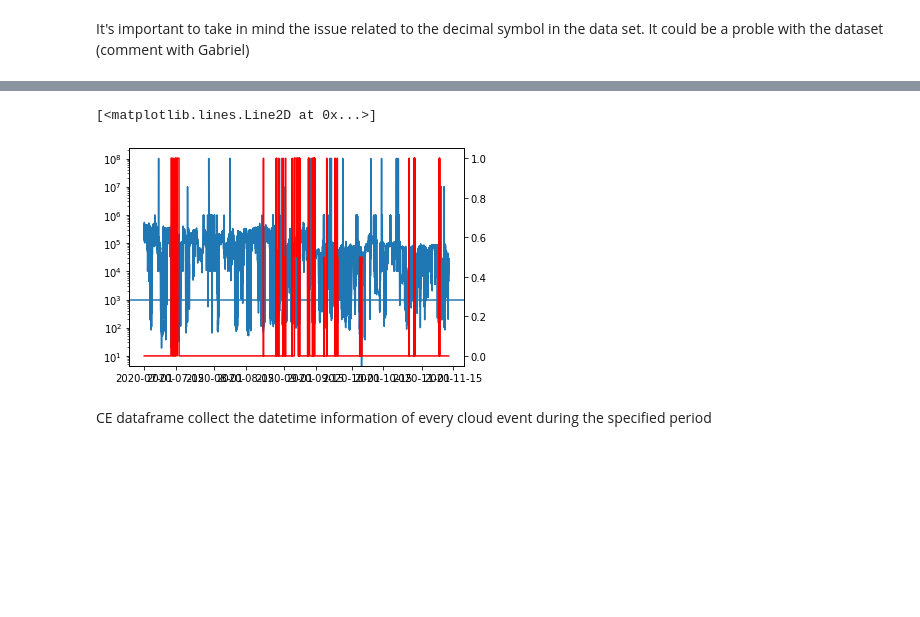
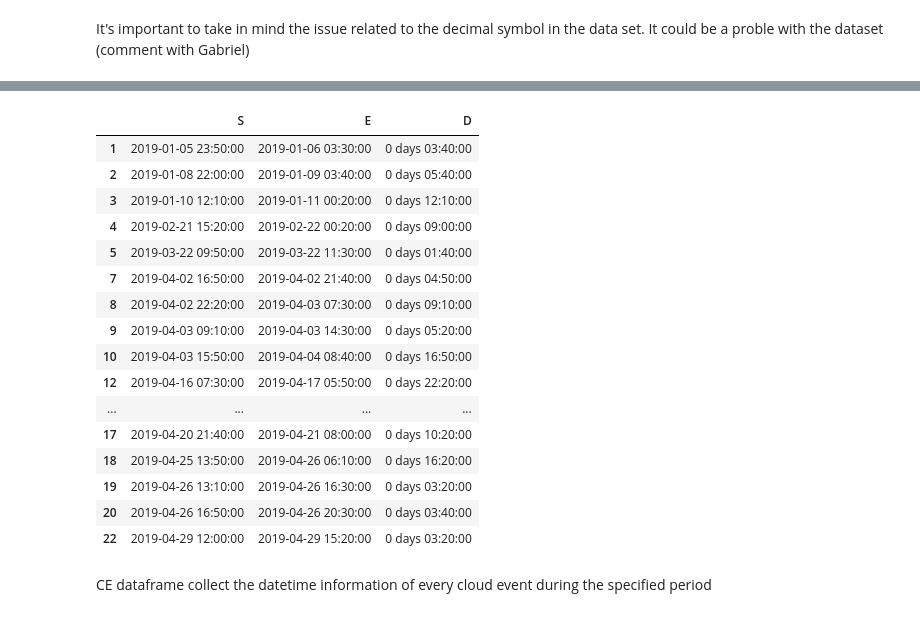
Before and after one commit to Gabrielpfreitas/BerryGarden, a Jupyter notebook: Templates/Template_Fernando.ipynb, the cells around one changed output, grey strips where cells are left out. Drawn from its saved outputs; the diff is of its cells as text; code cells hidden in the pictures; blank space fills up the shorter version.

```diff
--- a/Templates/Template_Fernando.ipynb
+++ b/Templates/Template_Fernando.ipynb
@@ -5,7 +19,7 @@
 # %% [markdown]
 It's important to take in mind the issue related to the decimal symbol in the data set. It could be a proble with the dataset (comment with Gabriel)
 # %%
-CVI, CE = cb.readCVI(path=r'C:\Users\ferna\GCVI_ACES\Data\GCVI\2020'+'\\',
-                     startdate='2020-07-01',
-                     enddate='2020-11-12',
+CVI, CE = cb.readCVI(path=r'C:\Users\ferna\GCVI_ACES\Data\GCVI\2019'+'\\',
+                     startdate='2019-01-01',
+                     enddate='2019-04-30',resample='10min'
                      )
@@ -12,12 +46,34 @@ CVI, CE = cb.readCVI(path=r'C:\Users\ferna\GCVI_ACES\Data\GCVI\2020'+'\\',
 # %%
+'''
 plt.plot(CVI.visiblty)
 plt.yscale('log')
 plt.axhline(y=1e3)
 plt.twinx()
 plt.plot(CVI.cloud,color='red')
+
+'''
+CE_ok=CE[CE['D']>pd.Timedelta(1,'h')]
+
+
+CE_ok
 # %% [output]
-[<matplotlib.lines.Line2D at 0x...>]
-[figure, removed]
+|  | S | E | D |
+| 1 | 2019-01-05 23:50:00 | 2019-01-06 03:30:00 | 0 days 03:40:00 |
+| 2 | 2019-01-08 22:00:00 | 2019-01-09 03:40:00 | 0 days 05:40:00 |
+| 3 | 2019-01-10 12:10:00 | 2019-01-11 00:20:00 | 0 days 12:10:00 |
+| 4 | 2019-02-21 15:20:00 | 2019-02-22 00:20:00 | 0 days 09:00:00 |
+| 5 | 2019-03-22 09:50:00 | 2019-03-22 11:30:00 | 0 days 01:40:00 |
+| 7 | 2019-04-02 16:50:00 | 2019-04-02 21:40:00 | 0 days 04:50:00 |
+| 8 | 2019-04-02 22:20:00 | 2019-04-03 07:30:00 | 0 days 09:10:00 |
+| 9 | 2019-04-03 09:10:00 | 2019-04-03 14:30:00 | 0 days 05:20:00 |
+| 10 | 2019-04-03 15:50:00 | 2019-04-04 08:40:00 | 0 days 16:50:00 |
+| 12 | 2019-04-16 07:30:00 | 2019-04-17 05:50:00 | 0 days 22:20:00 |
+| ... | ... | ... | ... |
+| 17 | 2019-04-20 21:40:00 | 2019-04-21 08:00:00 | 0 days 10:20:00 |
+| 18 | 2019-04-25 13:50:00 | 2019-04-26 06:10:00 | 0 days 16:20:00 |
+| 19 | 2019-04-26 13:10:00 | 2019-04-26 16:30:00 | 0 days 03:20:00 |
+| 20 | 2019-04-26 16:50:00 | 2019-04-26 20:30:00 | 0 days 03:40:00 |
+| 22 | 2019-04-29 12:00:00 | 2019-04-29 15:20:00 | 0 days 03:20:00 |
 # %% [markdown]
 CE dataframe collect the datetime information of every cloud event during the specified period
 # %%
```
Also changed, not shown: parts of 8 cells of this notebook.
